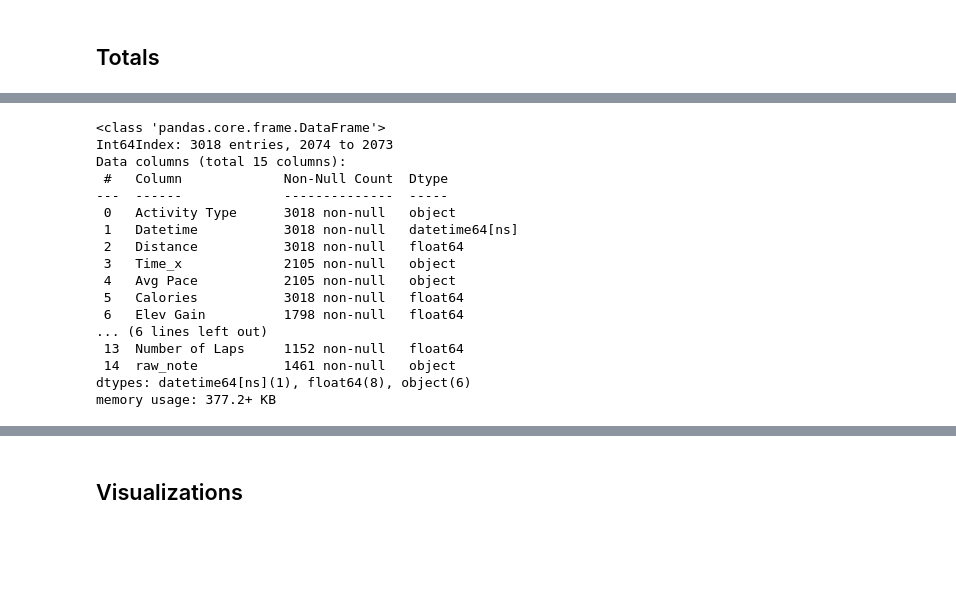
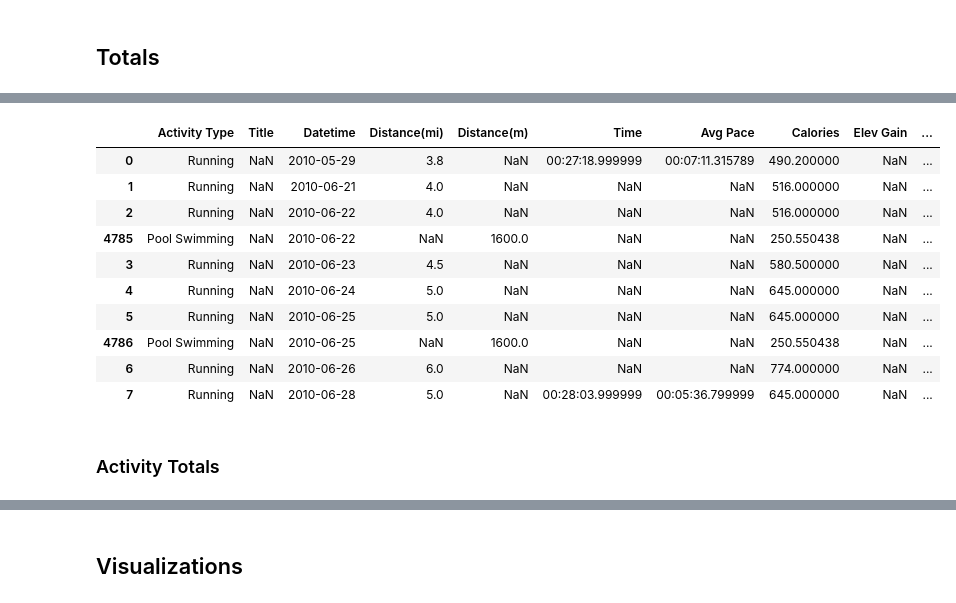
Before and after one commit to lilfetz22/Running_data, a Jupyter notebook: Running_Log.ipynb, the cells around one changed output, grey strips where cells are left out. Saved outputs shown, nothing was run; the diff lists cells and outputs as text; code cells hidden in the pictures; blank space fills up the shorter version.

Commit message:
finished totaling all mileage and stats.

```diff
--- a/Running_Log.ipynb
+++ b/Running_Log.ipynb
@@ -1358,7 +1366,8 @@ See the caveats in the documentation: https://pandas.pydata.org/pandas-docs/stab
 running_merged3 = running_merged2[running_merged2.Distance != 0]
 # %%
 #removing excess columns
-running_merged4 = running_merged3[['Activity Type','Datetime', 'Distance', 'Time_x','Avg Pace',
+running_merged3.loc[:, 'Avg Stride Length'] = running_merged3.loc[:, 'Avg Stride Length'].replace(0,np.nan)
+running_merged4 = running_merged3[['Activity Type','Datetime', 'Distance', 'Title','Time_x','Avg Pace',
                                    'Calories','Elev Gain', 'Elev Loss',
                                    'Avg Stride Length', 'Best Lap Time','Best Pace',
                                    'Avg Run Cadence','Max Run Cadence','Number of Laps',
@@ -1411,6 +1406,8 @@ def manual_edits_check_fx(df, dist_col, time_col, pace_col, cal_col):
 me = manual_edits_check_fx(running_merged4, 'Distance', 'Time_x', 'Avg Pace', 'Calories')
 # this was to check the pace and mileage and time to make sure they all match and make
 # sense. All of them did make sense so there was no need to adjust any times.
+# %%
+running_merged4 = running_merged4.rename(columns = {'Time_x': 'Time'})
 # %%
 running_log = running_merged4.drop(630)
 running_log.to_csv("/content/drive/My Drive/edited_running_log.csv")
@@ -1554,4 +1551,4 @@ Try using .loc[row_indexer,col_indexer] = value instead
 See the caveats in the documentation: https://pandas.pydata.org/pandas-docs/stable/user_guide/indexing.html#returning-a-view-versus-a-copy
   isetter(loc, value)
 # %%
-bike_merged2 = bike_merged2.rename(columns = {'Beginning': 'Notes2'})
+bike_merged2 = bike_merged2.rename(columns = {'Time_x': 'Time'})
@@ -1693,20 +1640,0 @@ memory usage: 1.5+ MB
-# %%
-running_log.info()
-# %% [output]
-<class 'pandas.core.frame.DataFrame'>
-Int64Index: 3018 entries, 2074 to 2073
-Data columns (total 15 columns):
- #   Column             Non-Null Count  Dtype
----  ------             --------------  -----
- 0   Activity Type      3018 non-null   object
- 1   Datetime           3018 non-null   datetime64[ns]
- 2   Distance           3018 non-null   float64
- 3   Time_x             2105 non-null   object
- 4   Avg Pace           2105 non-null   object
- 5   Calories           3018 non-null   float64
- 6   Elev Gain          1798 non-null   float64
-... (6 lines left out)
- 13  Number of Laps     1152 non-null   float64
- 14  raw_note           1461 non-null   object
-dtypes: datetime64[ns](1), float64(8), object(6)
-memory usage: 377.2+ KB
@@ -1714,0 +1641,35 @@ running_total = running_log.Distance.sum()
+# %%
+logs_list = [running_log, biking_log, workout_log, swimming_log]
+pre_activity_log = pd.merge(running_log, biking_log, how='outer',on=['Activity Type',
+                            'Datetime','Distance','Title','Time', 'Avg Pace',
+                            'Best Pace', 'Calories','Elev Gain','Elev Loss',
+                            'Best Lap Time','Number of Laps','raw_note'])
+pre_activity_log2 = pd.merge(pre_activity_log, workout_log, how='outer',
+                             on = ['Activity Type','Datetime','Title','Calories',
+                                   'raw_note','Time'])
+activity_log = pd.merge(pre_activity_log2, swimming_log, how='outer',
+                        on=['Activity Type','Datetime','Title','Calories',
+                            'Avg Pace','Best Pace','Number of Laps','raw_note',
+                            'Best Lap Time','Time'])
+activity_log = activity_log.sort_values('Datetime')
+activity_log = activity_log.rename(columns={'Distance_y': 'Distance(m)', 'Distance_x': 'Distance(mi)'})
+activity_log_cols = list(activity_log.columns)
+activity_log2 = activity_log[['Activity Type', 'Title','Datetime','Distance(mi)',
+                              'Distance(m)','Time','Avg Pace','Calories','Elev Gain',
+                              'Elev Loss','Avg Stride Length','Best Lap Time',
+                              'Best Pace', 'Avg Run Cadence', 'Max Run Cadence',
+                              'Number of Laps','Avg Power','Total Strokes','Avg. Swolf',
+                              'Avg Stroke Rate','raw_note']]
+activity_log2.head(10)
+# %% [output]
+|  | Activity Type | Title | Datetime | Distance(mi) | Distance(m) | Time | Avg Pace | Calories | Elev Gain | ... |
+| 0 | Running | NaN | 2010-05-29 | 3.8 | NaN | 00:27:18.999999 | 00:07:11.315789 | 490.200000 | NaN | ... |
+| 1 | Running | NaN | 2010-06-21 | 4.0 | NaN | NaN | NaN | 516.000000 | NaN | ... |
+| 2 | Running | NaN | 2010-06-22 | 4.0 | NaN | NaN | NaN | 516.000000 | NaN | ... |
+| 4785 | Pool Swimming | NaN | 2010-06-22 | NaN | 1600.0 | NaN | NaN | 250.550438 | NaN | ... |
+| 3 | Running | NaN | 2010-06-23 | 4.5 | NaN | NaN | NaN | 580.500000 | NaN | ... |
+| 4 | Running | NaN | 2010-06-24 | 5.0 | NaN | NaN | NaN | 645.000000 | NaN | ... |
+| 5 | Running | NaN | 2010-06-25 | 5.0 | NaN | NaN | NaN | 645.000000 | NaN | ... |
+| 4786 | Pool Swimming | NaN | 2010-06-25 | NaN | 1600.0 | NaN | NaN | 250.550438 | NaN | ... |
+| 6 | Running | NaN | 2010-06-26 | 6.0 | NaN | NaN | NaN | 774.000000 | NaN | ... |
+| 7 | Running | NaN | 2010-06-28 | 5.0 | NaN | 00:28:03.999999 | 00:05:36.799999 | 645.000000 | NaN | ... |
@@ -1714,0 +1688,2 @@ running_total = running_log.Distance.sum()
+# %% [markdown]
+### Activity Totals
```
Also changed, not shown: parts of 21 cells of this notebook.
